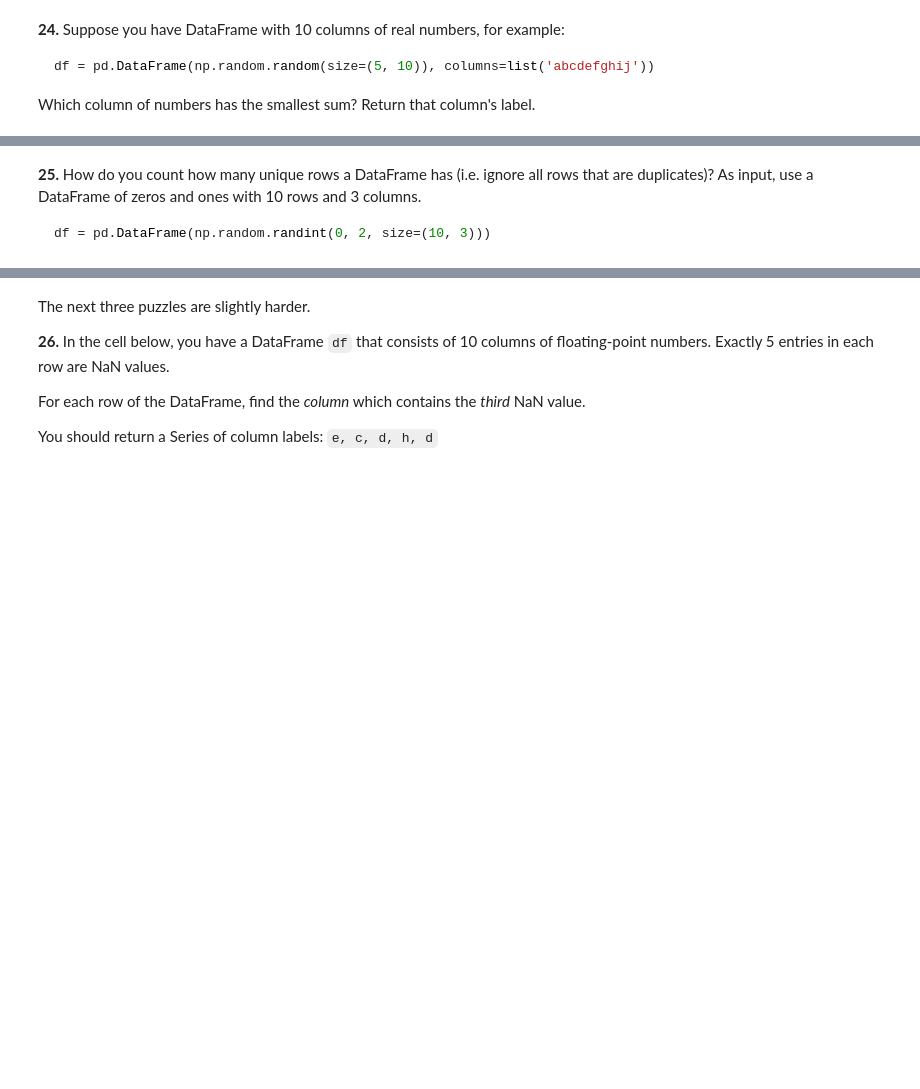
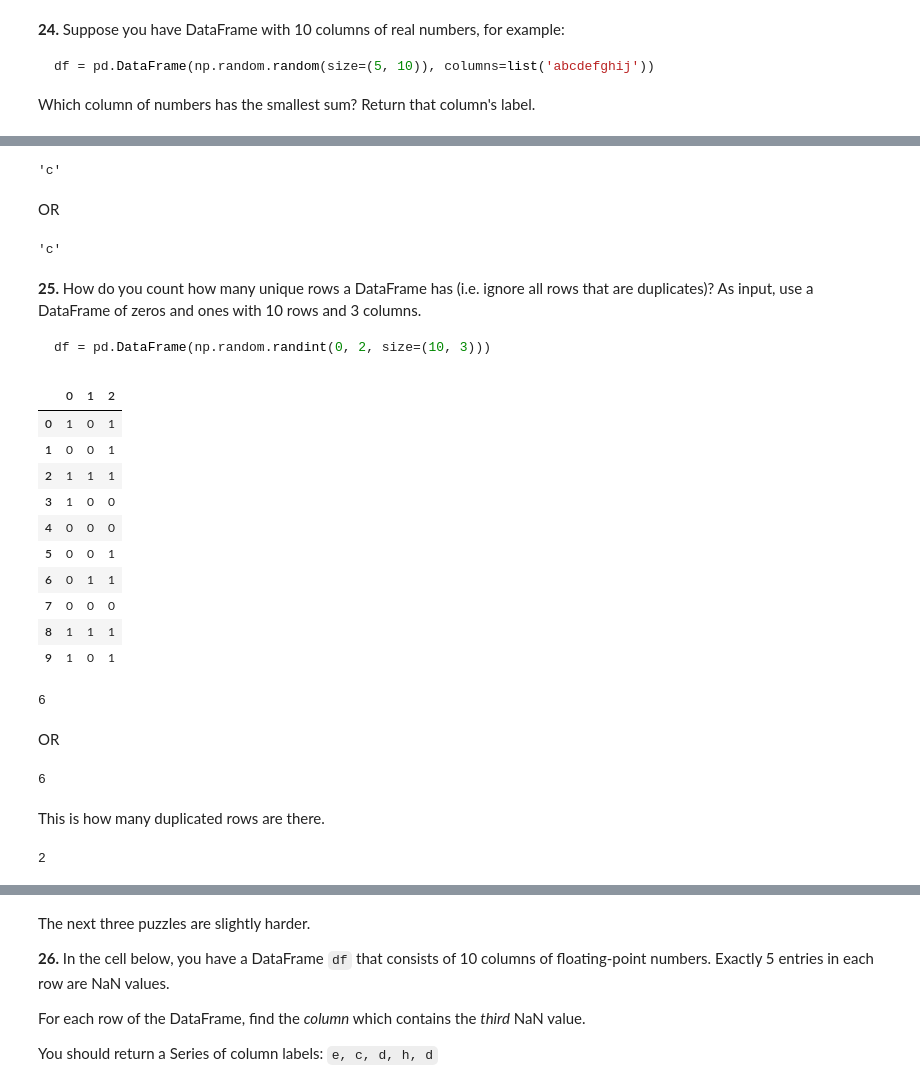
Before and after one commit to SiddheshDaphane/100-pandas-puzzles, a Jupyter notebook: 100-pandas-puzzles.ipynb, the cells around one changed output, grey strips where cells are left out. Saved outputs shown, nothing was run; the diff lists cells and outputs as text; code cells hidden in the pictures; blank space fills up the shorter version.

````diff
--- a/100-pandas-puzzles.ipynb
+++ b/100-pandas-puzzles.ipynb
@@ -517,6 +546,48 @@ Which column of numbers has the smallest sum?  Return that column's label.
+# %%
+min(sum_list, key=sum_list.get)
+# %% [output]
+'c'
+# %% [markdown]
+OR
+# %%
+df.sum().idxmin()
+# .idxmin(): Returns the index (column name) corresponding to the minimum sum.
+# %% [output]
+'c'
 # %% [markdown]
 **25.** How do you count how many unique rows a DataFrame has (i.e. ignore all rows that are duplicates)? As input, use a DataFrame of zeros and ones with 10 rows and 3 columns.
 
 ```python
 df = pd.DataFrame(np.random.randint(0, 2, size=(10, 3)))
 ```
+# %%
+df = pd.DataFrame(np.random.randint(0, 2, size=(10, 3)))
+df
+# %% [output]
+|  | 0 | 1 | 2 |
+| 0 | 1 | 0 | 1 |
+| 1 | 0 | 0 | 1 |
+| 2 | 1 | 1 | 1 |
+| 3 | 1 | 0 | 0 |
+| 4 | 0 | 0 | 0 |
+| 5 | 0 | 0 | 1 |
+| 6 | 0 | 1 | 1 |
+| 7 | 0 | 0 | 0 |
+| 8 | 1 | 1 | 1 |
+| 9 | 1 | 0 | 1 |
+# %%
+len(df.groupby([0,1,2]))
+# %% [output]
+6
+# %% [markdown]
+OR
+# %%
+df.nunique().sum()
+# %% [output]
+6
+# %% [markdown]
+This is how many duplicated rows are there.
+# %%
+len(df.drop_duplicates(keep=False))
+# %% [output]
+2
````
Also changed, not shown: parts of 3 cells of this notebook.
